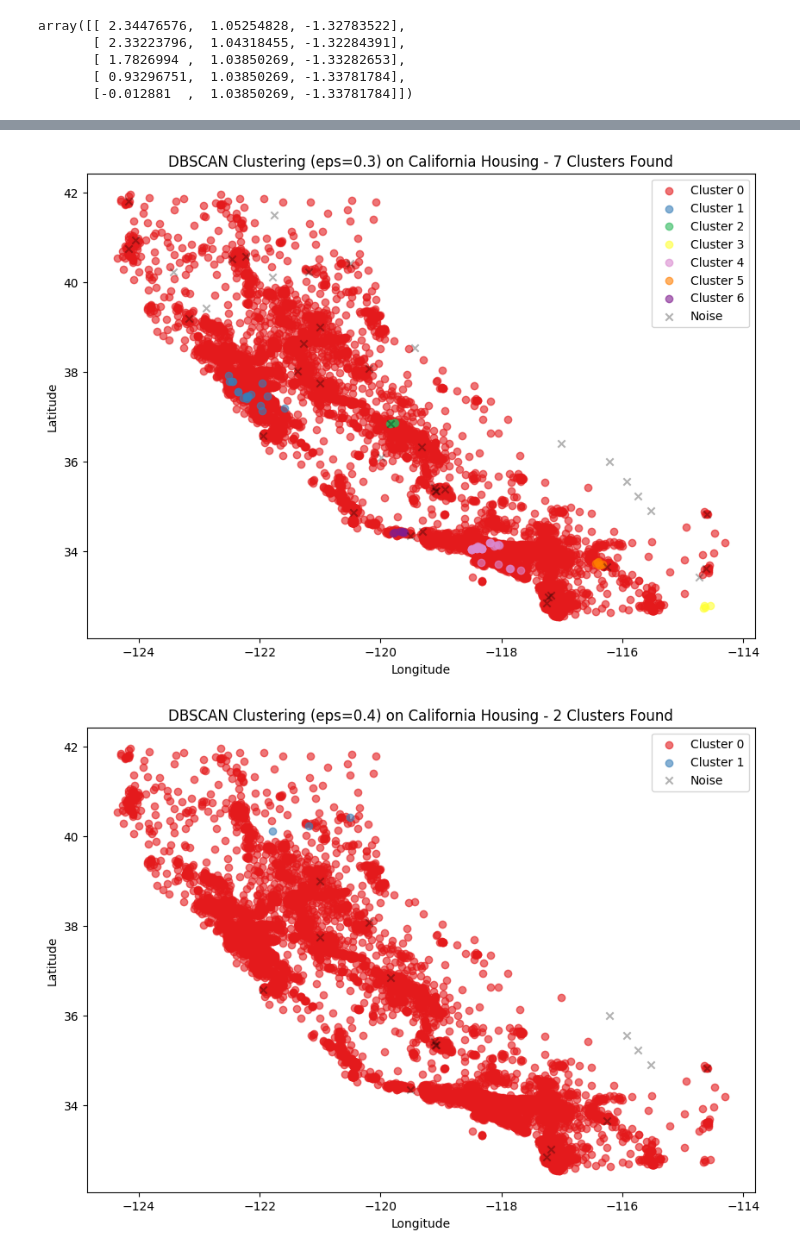
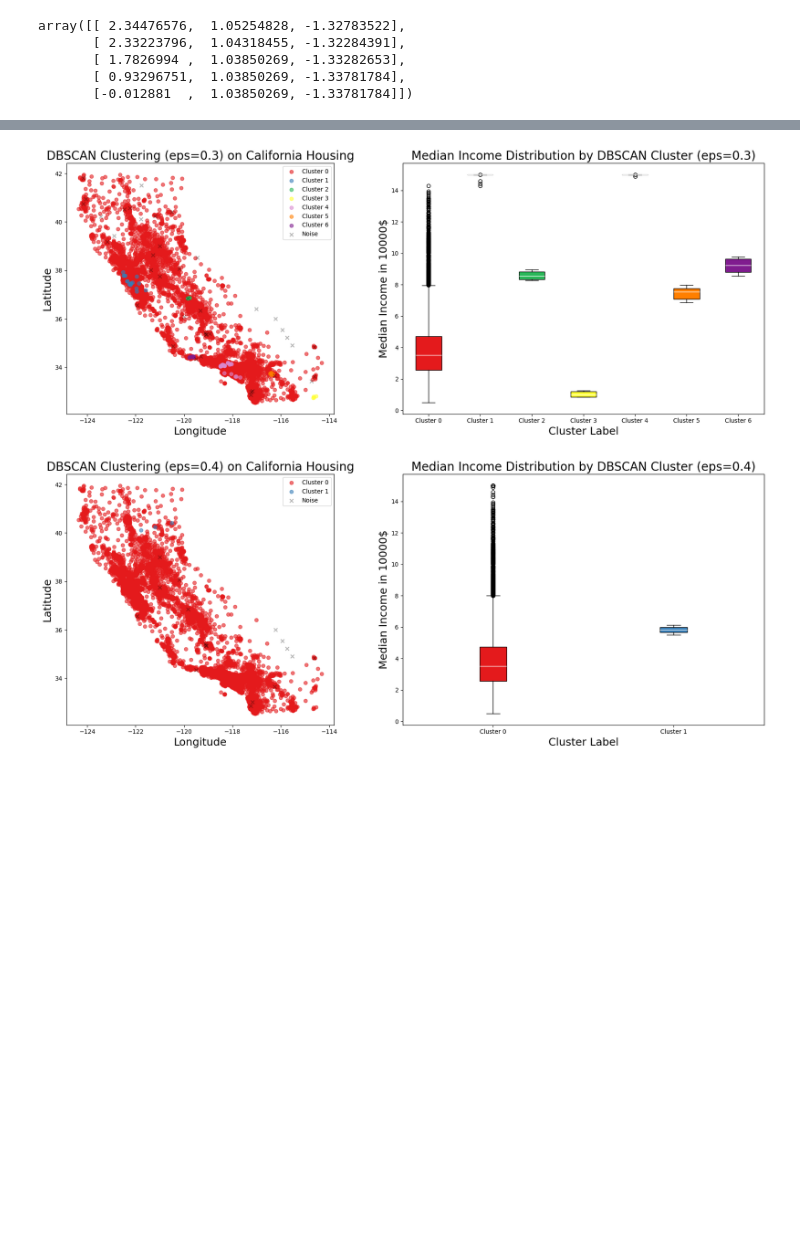
Before and after one commit to Darkueba/intro_ai_and_ml, a Jupyter notebook: assignment6.ipynb, the cells around one changed output, grey strips where cells are left out. Drawn from its saved outputs; the diff is of its cells as text; code cells hidden in the pictures; blank space fills up the shorter version.

```diff
--- a/assignment6.ipynb
+++ b/assignment6.ipynb
@@ -103,9 +104,9 @@ for k in cluster_counts:
         mask = (cluster_labels == cluster)
         axes[0].scatter(housing_reduced['longitude'][mask], housing_reduced['latitude'][mask],
                        color=colours[cluster], alpha=0.6, marker='o', label=f'Cluster {cluster}')
-    axes[0].set_xlabel('Longitude')
-    axes[0].set_ylabel('Latitude')
-    axes[0].set_title(f'KMeans Clustering with {n_clusters} Clusters on California Housing')
+    axes[0].set_xlabel('Longitude', fontsize=18)
+    axes[0].set_ylabel('Latitude', fontsize=18)
+    axes[0].set_title(f'KMeans Clustering with {n_clusters} Clusters on California Housing', fontsize=20)
     axes[0].legend()
     axes[0].set_aspect('equal', adjustable='box')
     # Right: boxplot of median income by cluster
@@ -115,9 +116,9 @@ for k in cluster_counts:
     for patch, color in zip(box['boxes'], colours):
         patch.set_facecolor(color)
         patch.set_edgecolor('black')
-    axes[1].set_xlabel('Cluster Label')
-    axes[1].set_ylabel('Median Income in 10000$')
-    axes[1].set_title(f'Median Income Distribution by Cluster ({n_clusters} Clusters)')
+    axes[1].set_xlabel('Cluster Label', fontsize=18)
+    axes[1].set_ylabel('Median Income in 10000$', fontsize=18)
+    axes[1].set_title(f'Median Income Distribution by Cluster ({n_clusters} Clusters)', fontsize=20)
     plt.tight_layout()
     plt.show()
 # %% [output]
@@ -180,25 +177,40 @@ Number of clusters found by DBSCAN (eps=0.5): 2
 # %%
-# visualize DBSCAN results for multiple eps values
+# visualize DBSCAN results for multiple eps values, with scatter and boxplot side-by-side
+colours_master = ['#e41a1c', '#377eb8', "#2bb85aff", '#ffff33', "#da89cf", '#ff7f00', "#801c8f", '#a65628', '#f781bf', '#999999',
+                  "#60E3FA", "#8AFF60", "#FFA760", "#60FFA7", "#A760FF", "#FF60A7", "#A7FF60", "#6076FF", "#76FF60", "#FF6076", "#6076FF"]
 epsilons = [0.3, 0.4]
 for eps in epsilons:
     dbscan = DBSCAN(eps=eps, min_samples=3)
     dbscan_labels = dbscan.fit_predict(housing_scaled)
     n_dbscan_clusters = len(set(dbscan_labels)) - (1 if -1 in dbscan_labels else 0)
-    plt.figure(figsize=(10,7))
+    colours = colours_master[:n_dbscan_clusters]
+    fig, axes = plt.subplots(1, 2, figsize=(18,7))
+    # Left: scatter plot of clusters
     for cluster in range(n_dbscan_clusters):
         mask = (dbscan_labels == cluster)
-        plt.scatter(housing_reduced['longitude'][mask], housing_reduced['latitude'][mask],
-                    color=colours[cluster % len(colours)], alpha=0.6, marker='o', label=f'Cluster {cluster}')
-    # plot noise points if any
+        axes[0].scatter(housing_reduced['longitude'][mask], housing_reduced['latitude'][mask],
+                        color=colours[cluster], alpha=0.6, marker='o', label=f'Cluster {cluster}')
     noise_mask = (dbscan_labels == -1)
     if noise_mask.any():
-        plt.scatter(housing_reduced['longitude'][noise_mask], housing_reduced['latitude'][noise_mask],
-                    color='black', alpha=0.3, marker='x', label='Noise')
-    plt.xlabel('Longitude')
-    plt.ylabel('Latitude')
-    plt.title(f'DBSCAN Clustering (eps={eps}) on California Housing - {n_dbscan_clusters} Clusters Found')
-    plt.legend()
+        axes[0].scatter(housing_reduced['longitude'][noise_mask], housing_reduced['latitude'][noise_mask],
+                        color='black', alpha=0.3, marker='x', label='Noise')
+    axes[0].set_xlabel('Longitude', fontsize=18)
+    axes[0].set_ylabel('Latitude', fontsize=18)
+    axes[0].set_title(f'DBSCAN Clustering (eps={eps}) on California Housing', fontsize=20)
+    axes[0].legend()
+    axes[0].set_aspect('equal', adjustable='box')
+    # Right: boxplot of median income by cluster (excluding noise)
+    data = [housing_reduced['median_income'][dbscan_labels == i] for i in range(n_dbscan_clusters)]
+    box = axes[1].boxplot(data, tick_labels=[f'Cluster {i}' for i in range(n_dbscan_clusters)], patch_artist=True,
+                          medianprops=dict(color='white'))
+    for patch, color in zip(box['boxes'], colours):
+        patch.set_facecolor(color)
+        patch.set_edgecolor('black')
+    axes[1].set_xlabel('Cluster Label', fontsize=18)
+    axes[1].set_ylabel('Median Income in 10000$', fontsize=18)
+    axes[1].set_title(f'Median Income Distribution by DBSCAN Cluster (eps={eps})', fontsize=20)
+    plt.tight_layout()
     plt.show()
 # %% [output]
-[figure, old version]
+[figure, new version]
-[figure, old version]
+[figure, new version]
```
Also changed, not shown: parts of 5 cells of this notebook.
